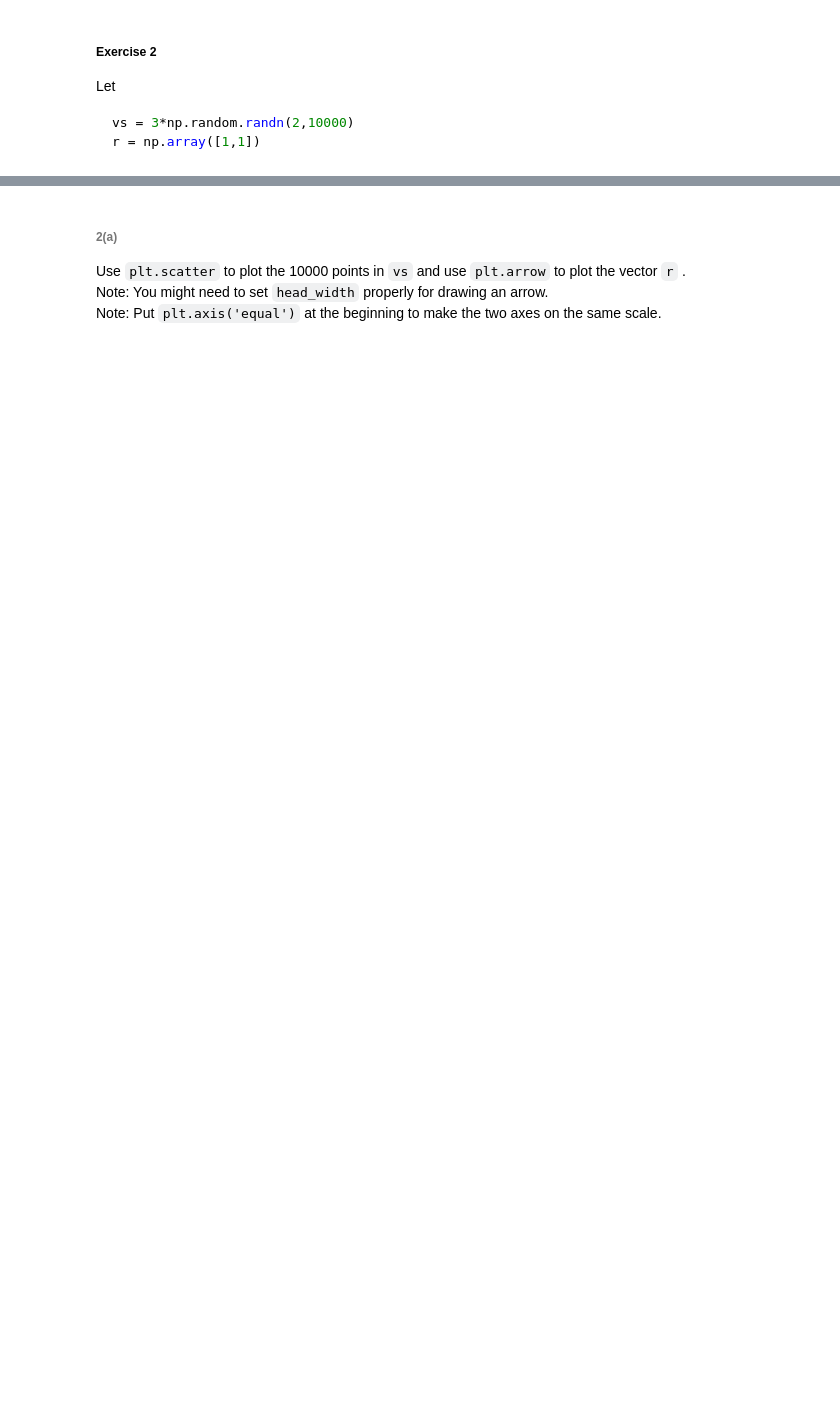
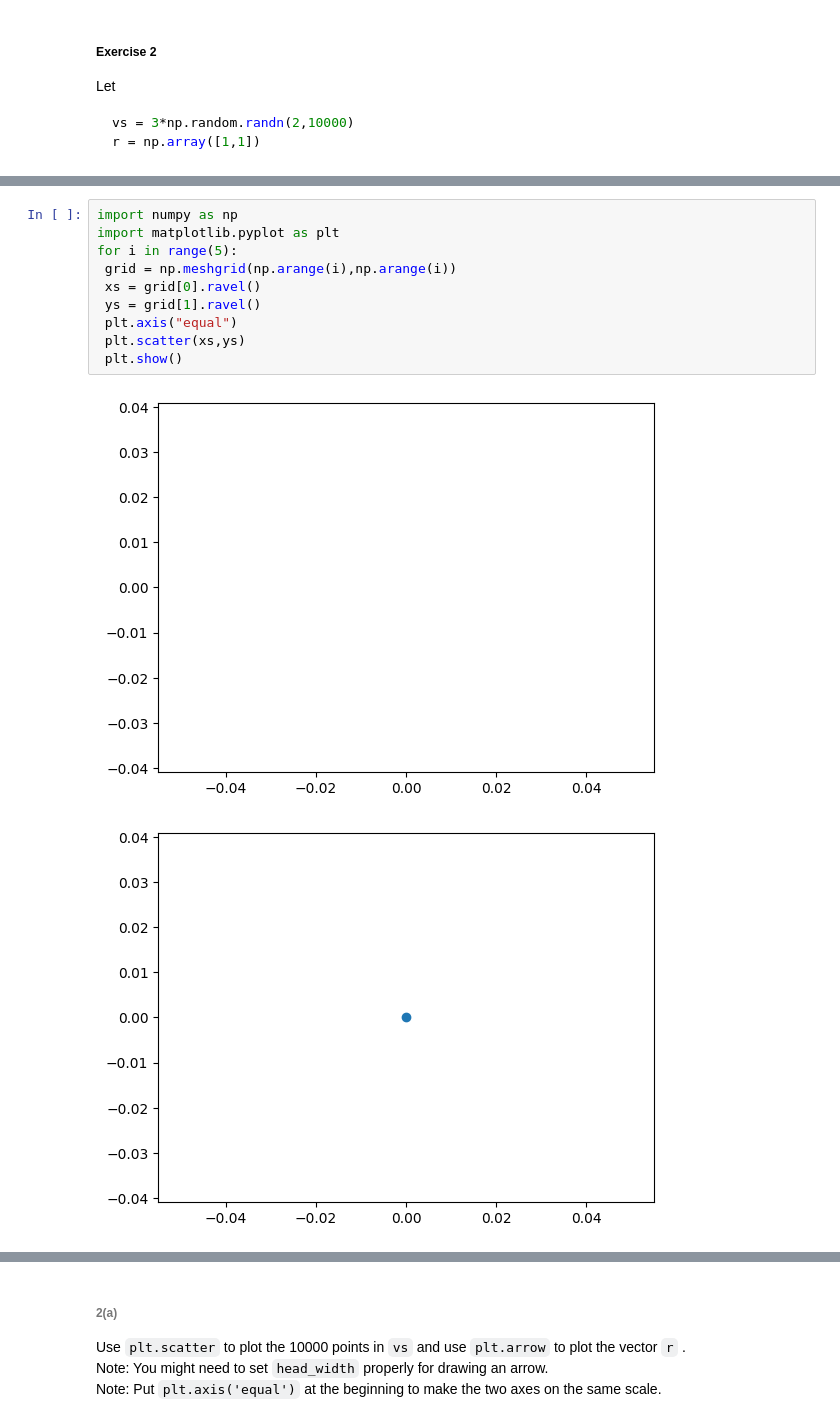
Before and after one commit to CHIENMINGCHEN314653001/Python-and-Machine-Learning-Algorithms, a Jupyter notebook: 02-Matrix-=-some-row-vectors.ipynb, the cells around one changed output, grey strips where cells are left out. Drawn from its saved outputs; the diff is of its cells as text; blank space fills up the shorter version.

```diff
--- a/02-Matrix-=-some-row-vectors.ipynb
+++ b/02-Matrix-=-some-row-vectors.ipynb
@@ -105,0 +147,13 @@ r = np.array([1,1])
+# %%
+import numpy as np
+import matplotlib.pyplot as plt
+for i in range(5):
+ grid = np.meshgrid(np.arange(i),np.arange(i))
+ xs = grid[0].ravel()
+ ys = grid[1].ravel()
+ plt.axis("equal")
+ plt.scatter(xs,ys)
+ plt.show()
+# %% [output]
+[figure, added]
+[figure, added]
```
Also changed, not shown: parts of 11 cells of this notebook.
